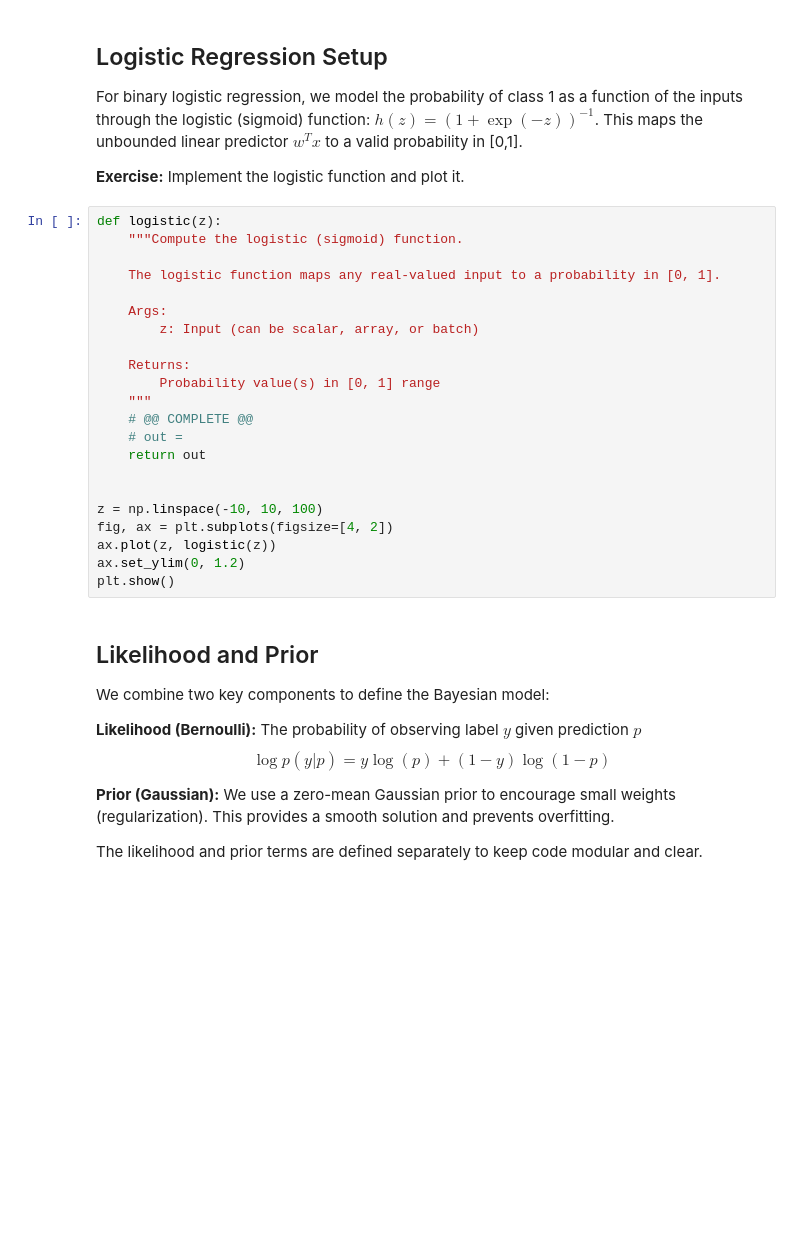
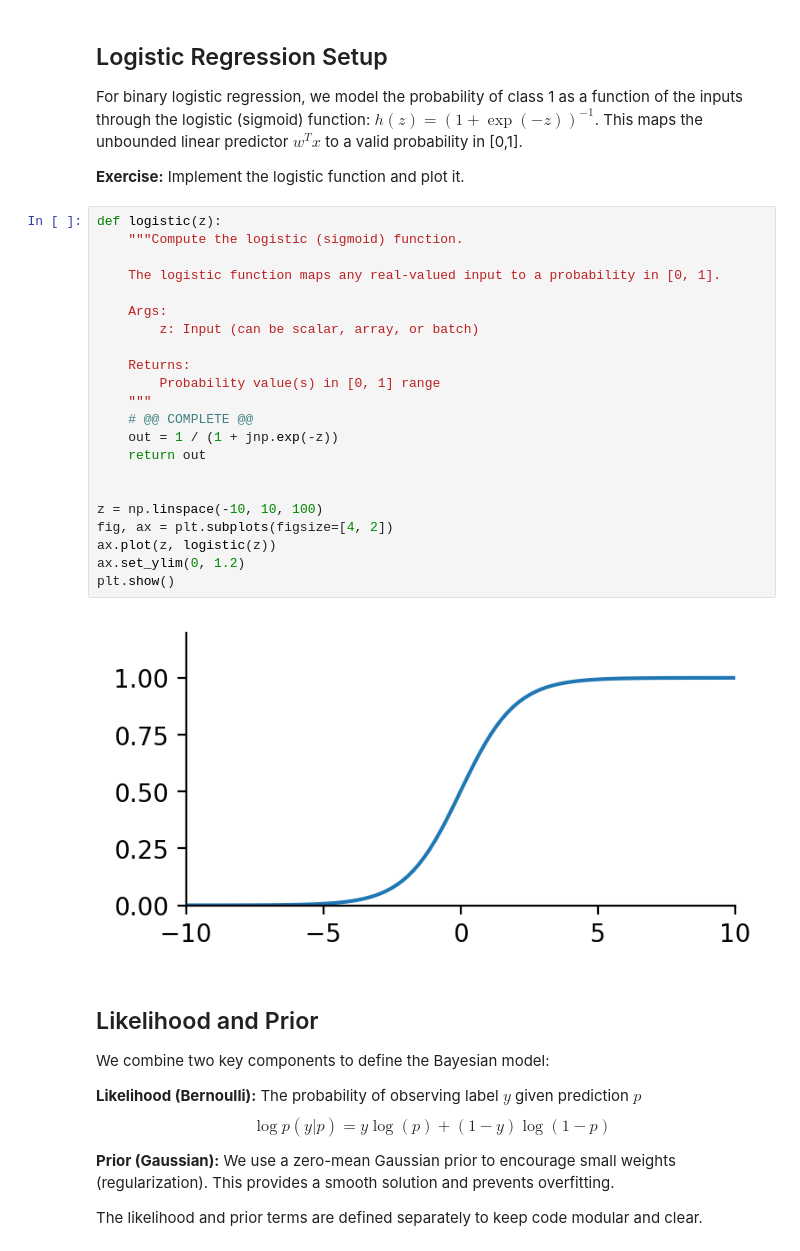
Before and after one commit to torsteinpund/asi-labs, a Jupyter notebook: labs/02_Classification_with_MCMC.ipynb, the cells around one changed output. Saved outputs shown, nothing was run; the diff lists cells and outputs as text; blank space fills up the shorter version.

```diff
--- a/labs/02_Classification_with_MCMC.ipynb
+++ b/labs/02_Classification_with_MCMC.ipynb
@@ -114,25 +114,27 @@ Implement the logistic function and plot it.
 # %%
 def logistic(z):
     """Compute the logistic (sigmoid) function.
 
     The logistic function maps any real-valued input to a probability in [0, 1].
 
     Args:
         z: Input (can be scalar, array, or batch)
 
     Returns:
         Probability value(s) in [0, 1] range
     """
     # @@ COMPLETE @@
-    # out =
+    out = 1 / (1 + jnp.exp(-z))
     return out
 
 
 z = np.linspace(-10, 10, 100)
 fig, ax = plt.subplots(figsize=[4, 2])
 ax.plot(z, logistic(z))
 ax.set_ylim(0, 1.2)
 plt.show()
+# %% [output]
+[figure, added]
 # %% [markdown]
 ## Likelihood and Prior
 
```
Also changed, not shown: parts of 24 cells of this notebook, 1 other file.
